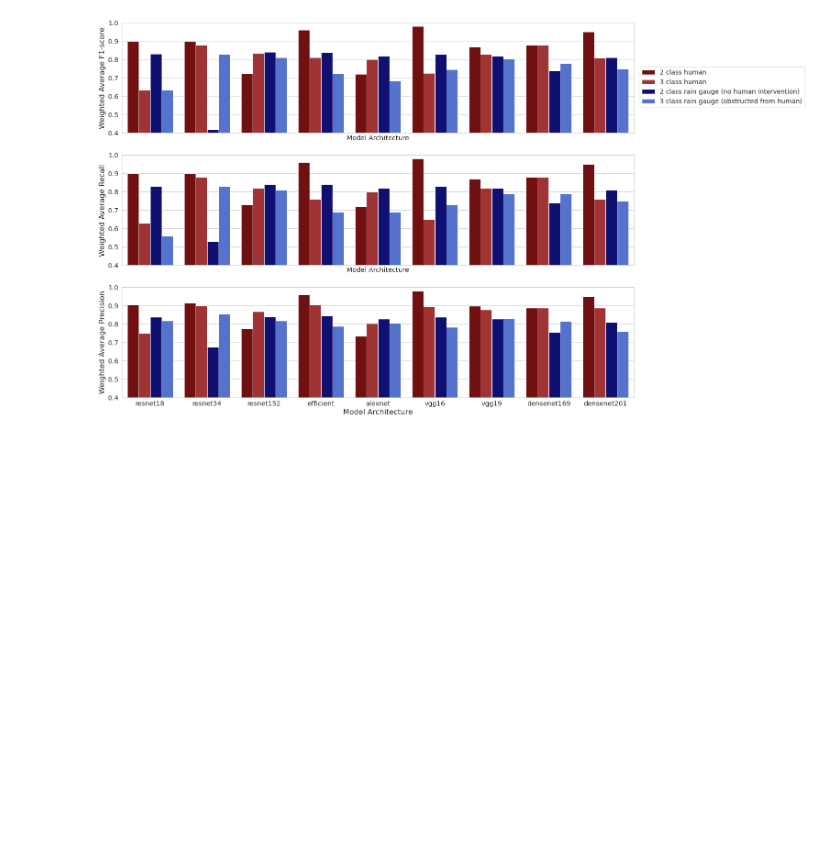
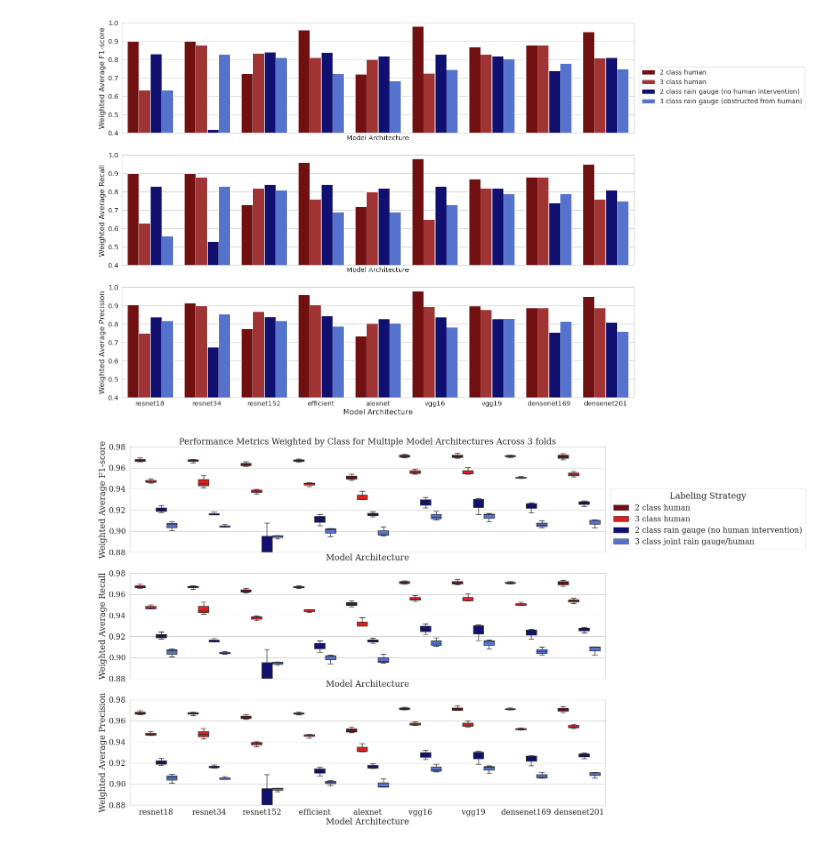
Before and after one commit to vprzybylo/ai2es, a Jupyter notebook: notebooks/classification_reports.ipynb, the cells around one changed output. Saved outputs shown, nothing was run; the diff lists cells and outputs as text; code cells hidden in the pictures; blank space fills up the shorter version.

```diff
--- a/notebooks/classification_reports.ipynb
+++ b/notebooks/classification_reports.ipynb
@@ -14,15 +14,15 @@ from ai2es import rain_gauge_classification_report as rain_gauge_classification_
 import seaborn as sns
 import matplotlib.pyplot as plt
 
-plt_params = {
-    "axes.labelsize": "x-large",
-    "axes.titlesize": "x-large",
-    "xtick.labelsize": "x-large",
-    "ytick.labelsize": "x-large",
-    "legend.title_fontsize": 14,
-}
-plt.rcParams["font.family"] = "serif"
-plt.rcParams.update(plt_params)
+# plt_params = {
+#     "axes.labelsize": "x-large",
+#     "axes.titlesize": "x-large",
+#     "xtick.labelsize": "x-large",
+#     "ytick.labelsize": "x-large",
+#     "legend.title_fontsize": 14,
+# }
+# plt.rcParams["font.family"] = "serif"
+# plt.rcParams.update(plt_params)
 sns.set_style("whitegrid")
 %load_ext autoreload
 %autoreload 2
@@ -66,7 +62,7 @@ fig, axs = plt.subplots (3, 1, figsize=(20, 15), sharex='col')
 y_vars = ['F1-score', 'Recall', 'Precision']
 labels = ['Weighted Average F1-score', 'Weighted Average Recall', 'Weighted Average Precision']
 for (ax, y_var, label) in zip(axs, y_vars, labels):
-    g = sns.barplot(x = "Model Architecture",
+    g = sns.boxplot(x = "Model Architecture",
                 y = y_var,
                 hue = "Labeling Strategy",
                 data = df,
@@ -81,3 +77,29 @@ plt.legend(bbox_to_anchor=(1.01, 3.0), loc='upper left', borderaxespad=0, fontsi
 # %% [output]
 <matplotlib.legend.Legend at 0x...>
 [figure]
+# %%
+fig, axs = plt.subplots (3, 1, figsize=(22, 17), sharex='col')
+sns.set(font_scale=1.8)
+sns.set_style("whitegrid")
+sns.set_style({'font.family':'serif'})
+
+y_vars = ['F1-score', 'Recall', 'Precision']
+labels = ['Weighted Average F1-score', 'Weighted Average Recall', 'Weighted Average Precision']
+for (ax, y_var, label) in zip(axs, y_vars, labels):
+    if ax == axs[0]:
+        ax.set_title('Performance Metrics Weighted by Class for Multiple Model Architectures Across 3 folds')
+    g = sns.boxplot(x = "Model Architecture",
+                y = y_var,
+                hue = "Labeling Strategy",
+                data = df,
+                palette=['maroon', 'red', 'navy', 'royalblue'],
+                ax=ax
+                )
+    g.set(ylim=(0.88, .98))
+    g.set_ylabel(label)
+    g.legend([],[], frameon=False)
+g.set_xlabel('Model Architecture')
+plt.legend(bbox_to_anchor=(1.01, 3.0), loc='upper left', borderaxespad=0, title='Labeling Strategy')
+fig.savefig('/ai2es/plots/classification_report_labeling_strategies.png', bbox_inches='tight', dpi=300)
+# %% [output]
+[figure, added]
```
Also changed, not shown: parts of 1 cell of this notebook, 10 other files.
